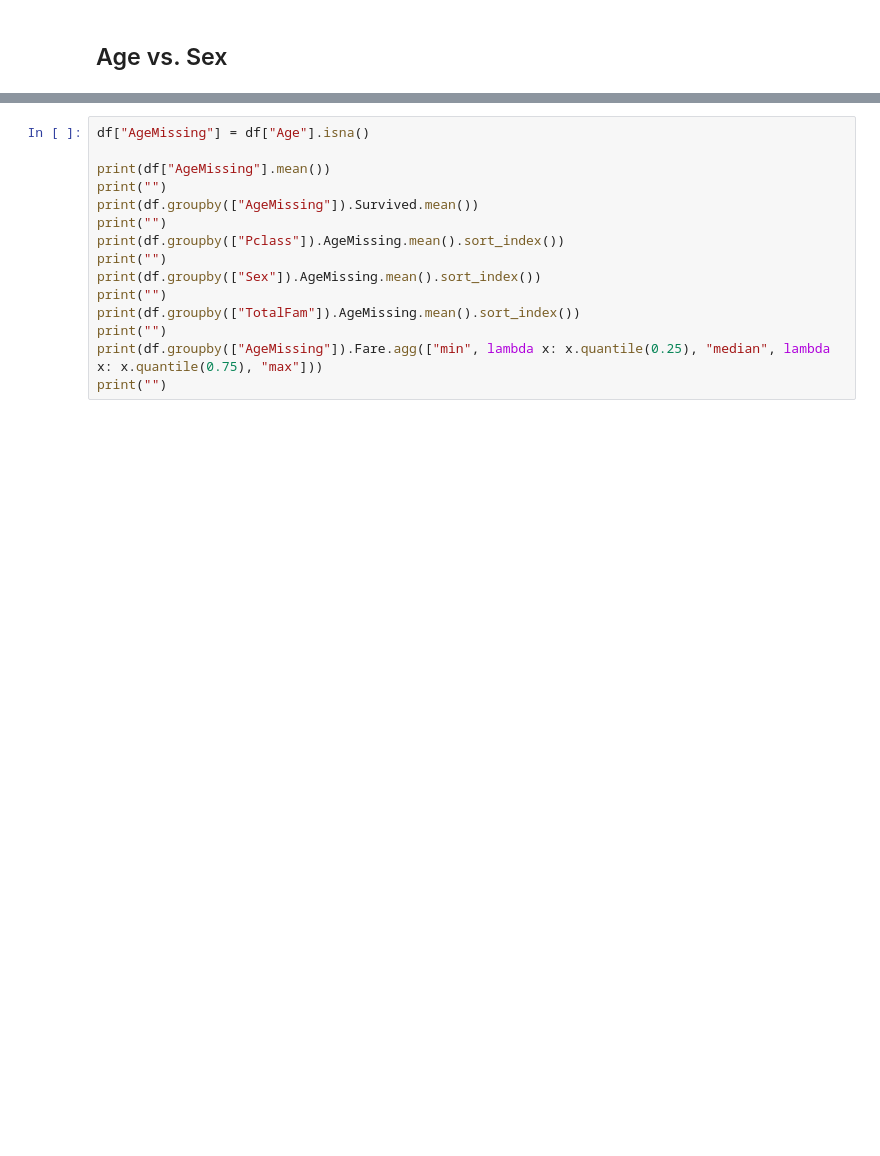
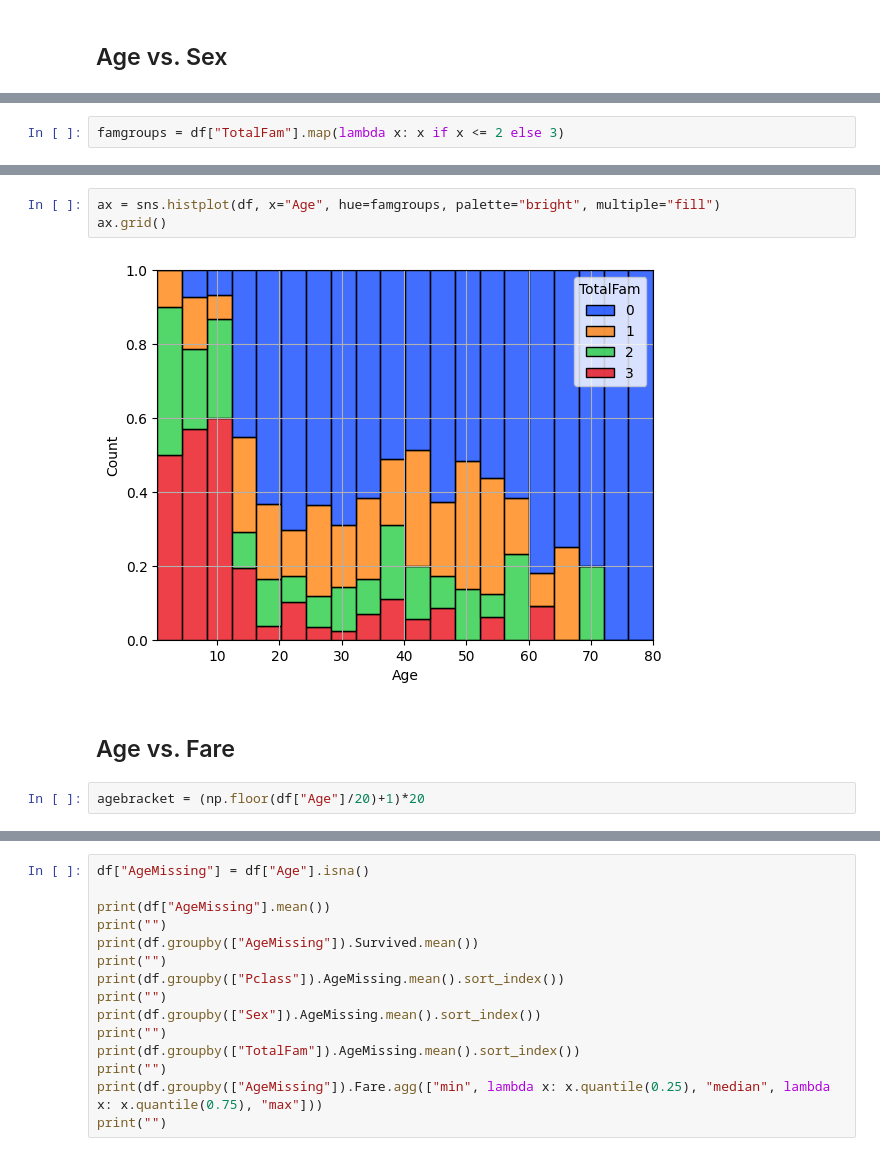
Before and after one commit to rfdspeng/ml_ai_portfolio, a Jupyter notebook: titanic/titanic.ipynb, the cells around one changed output, grey strips where cells are left out. Drawn from its saved outputs; the diff is of its cells as text; blank space fills up the shorter version.

```diff
--- a/titanic/titanic.ipynb
+++ b/titanic/titanic.ipynb
@@ -303,0 +298,2 @@ ax.grid()
+# %%
+famgroups = df["TotalFam"].map(lambda x: x if x <= 2 else 3)
@@ -303,0 +310,9 @@ ax.grid()
+# %%
+ax = sns.histplot(df, x="Age", hue=famgroups, palette="bright", multiple="fill")
+ax.grid()
+# %% [output]
+[figure, added]
+# %% [markdown]
+## Age vs. Fare
+# %%
+agebracket = (np.floor(df["Age"]/20)+1)*20
```
Also changed, not shown: parts of 37 cells of this notebook.
